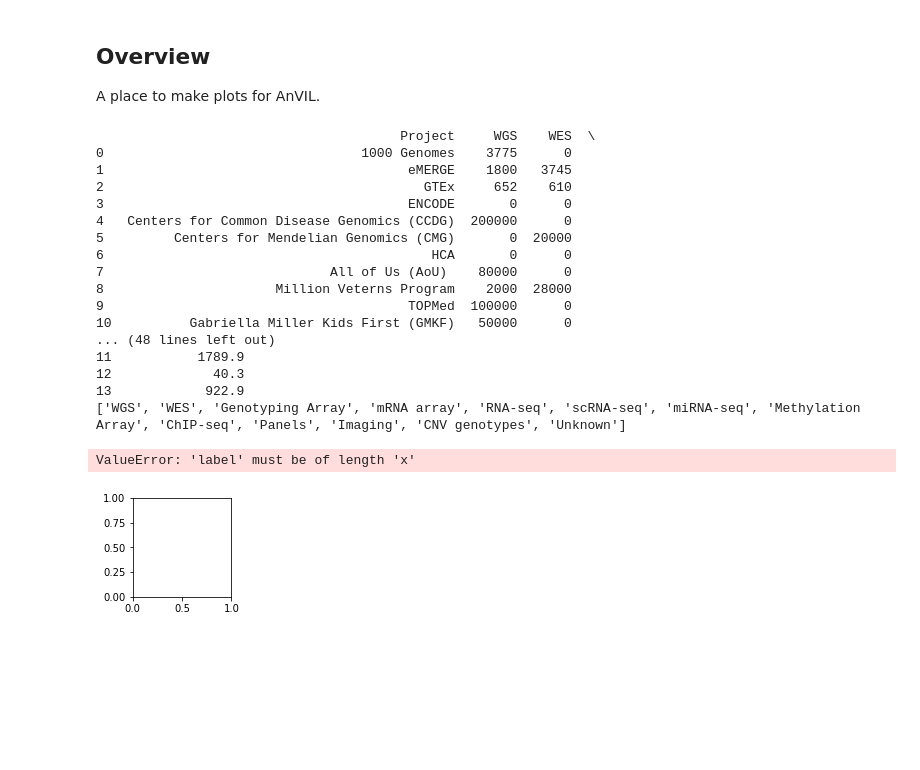
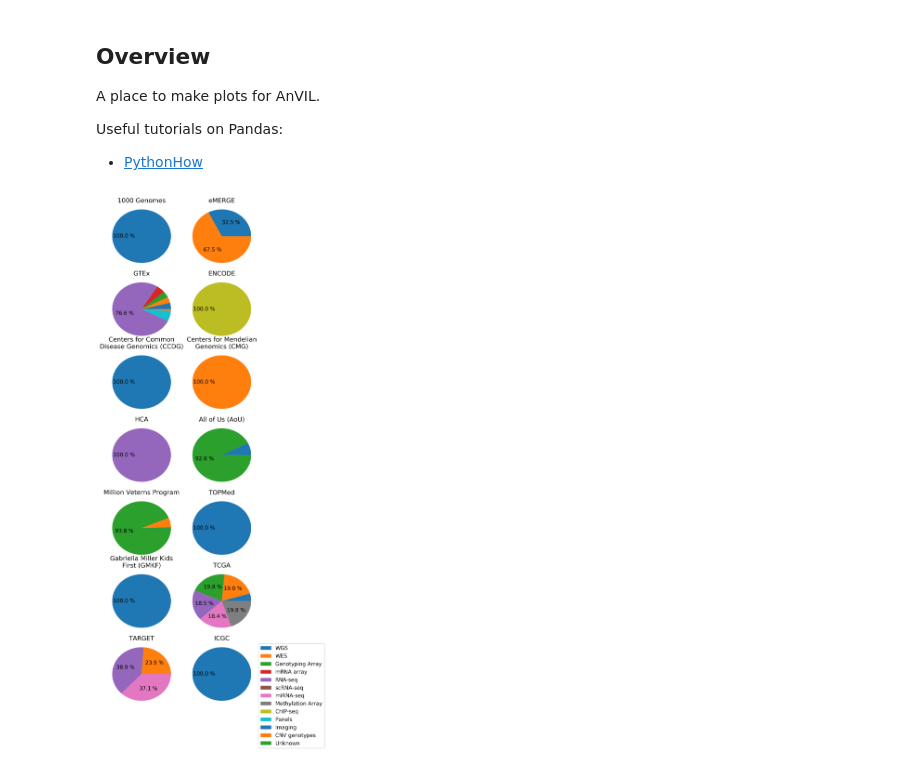
Before and after one commit to briandoconnor/my-sandbox, a Jupyter notebook: 20171014_charts_for_anvil_proposal/plots.ipynb, the cells around one changed output. Cells and saved outputs as stored; diff of their text form; code cells hidden in the pictures; blank space fills up the shorter version.

```diff
--- a/20171014_charts_for_anvil_proposal/plots.ipynb
+++ b/20171014_charts_for_anvil_proposal/plots.ipynb
@@ -2,73 +9,56 @@
 ## Overview
 
 A place to make plots for AnVIL.
+
+Useful tutorials on Pandas:
+
+* [PythonHow](http://pythonhow.com/accessing-dataframe-columns-rows-and-cells/)
 # %%
 # imports
 import pandas as pd
 import matplotlib.pyplot as plt
 from matplotlib.gridspec import GridSpec
 import urllib.parse
 import urllib.request
 import json
+import textwrap
 
 # this allows plots to appear directly in the notebook
 %matplotlib inline
 
+def my_autopct(pct):
+    return ('%.1f %s' % (pct, '%')) if pct > 10 else ''
+
 # Some data
 
 data = pd.read_csv('datasets.tsv', sep='\t')
-print(data)
+data = data.set_index("Project")
 
-labels = 'Frogs', 'Hogs', 'Dogs', 'Logs'
 labels = list(data.columns.values)
-labels = labels[1:14]
-print(labels)
-fracs = [15, 30, 45, 10]
-fracs =
+labels = labels[0:13]
+#print(labels)
 
-explode = (0, 0.05, 0, 0)
+projects = list(data.index)
+#print(projects)
 
 # Make square figures and axes
 
-the_grid = GridSpec(2, 2)
+# now iterate to make the plots
+i = 1
+plt.figure(num=1, figsize=(5, 20), dpi=300)
+for index, row in data.iterrows():
+    fracs = list(row)
+    fracs = fracs[0:13]
 
-plt.subplot(the_grid[0, 0], aspect=1)
+    plt.subplot(8, 2, i)
 
-plt.pie(fracs, labels=labels, autopct='%1.1f%%', shadow=True)
+    plt.pie(fracs, labels=None, autopct=my_autopct, radius=1.1)
+    plt.title(textwrap.fill(index, 25))
 
-plt.subplot(the_grid[0, 1], aspect=1)
 
-plt.pie(fracs, explode=explode, labels=labels, autopct='%.0f%%', shadow=True)
+    if (i==14):
+        plt.legend(labels=labels, bbox_to_anchor=(1.05, 1), loc=2, borderaxespad=0.)
 
-plt.subplot(the_grid[1, 0], aspect=1)
-
-patches, texts, autotexts = plt.pie(fracs, labels=labels,
-                                    autopct='%.0f%%',
-                                    shadow=True, radius=0.5)
-
-plt.subplot(the_grid[1, 1], aspect=1)
-
-# Turn off shadow for tiny plot with exploded slice.
-patches, texts, autotexts = plt.pie(fracs, explode=explode,
-                                    labels=labels, autopct='%.0f%%',
-                                    shadow=False, radius=0.5)
+    i = i+1
 # %% [output]
-                                       Project     WGS    WES  \
-0                                 1000 Genomes    3775      0
-1                                       eMERGE    1800   3745
-2                                         GTEx     652    610
-3                                       ENCODE       0      0
-4   Centers for Common Disease Genomics (CCDG)  200000      0
-5         Centers for Mendelian Genomics (CMG)       0  20000
-6                                          HCA       0      0
-7                             All of Us (AoU)    80000      0
-8                      Million Veterns Program    2000  28000
-9                                       TOPMed  100000      0
-10          Gabriella Miller Kids First (GMKF)   50000      0
-... (48 lines left out)
-11           1789.9
-12             40.3
-13            922.9
-['WGS', 'WES', 'Genotyping Array', 'mRNA array', 'RNA-seq', 'scRNA-seq', 'miRNA-seq', 'Methylation Array', 'ChIP-seq', 'Panels', 'Imaging', 'CNV genotypes', 'Unknown']
-ValueError: 'label' must be of length 'x'
-[figure, old version]
+[figure, new version]
```
Also changed, not shown: parts of 2 cells of this notebook, 1 other file.
